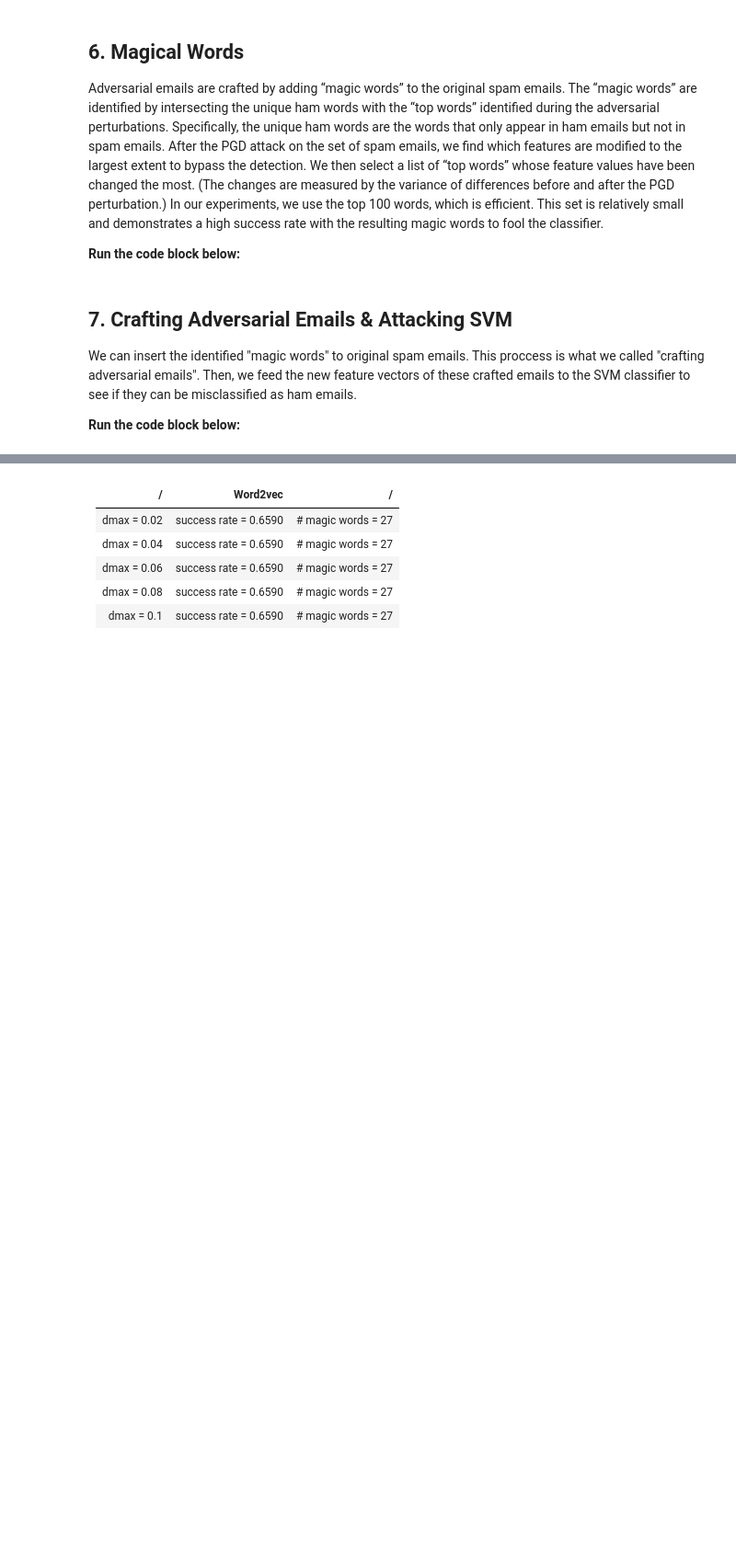
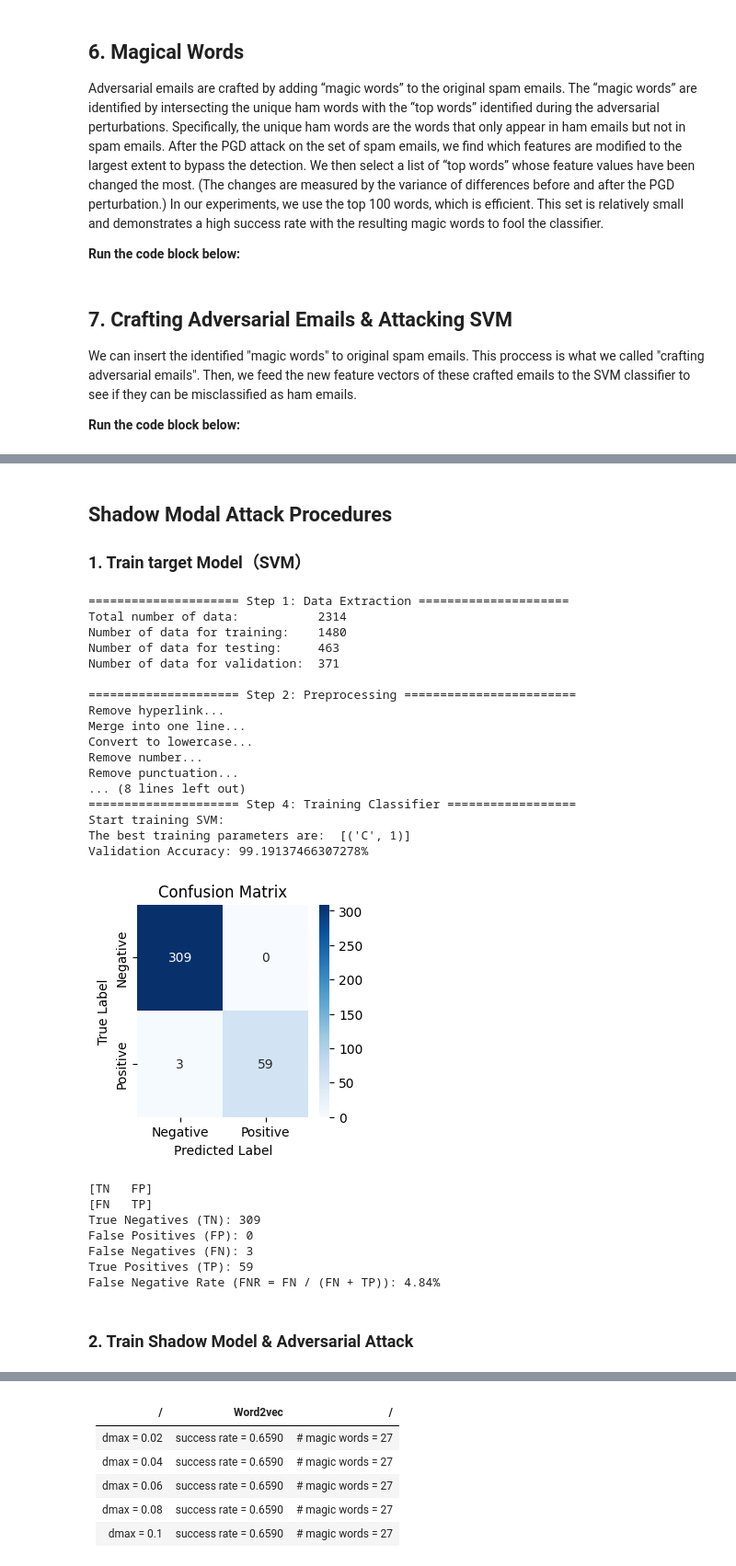
Before and after one commit to wuhumontana/bypass-spam-filter, a Jupyter notebook: bypass.ipynb, the cells around one changed output, grey strips where cells are left out. Shown at 92% size. Saved outputs shown, nothing was run; the diff lists cells and outputs as text; code cells hidden in the pictures; blank space fills up the shorter version.

```diff
--- a/bypass.ipynb
+++ b/bypass.ipynb
@@ -205,9 +214,9 @@ import pandas as pd
 from scipy import sparse
 from sklearn.preprocessing import MinMaxScaler
 
-vectorizer = TfidfVectorizer()
 
-def TfidfConvert(x_train, x_test, x_val):
+def TfidfConvert(x_train, x_test, x_val, vectorizer):
+
     raw_sentences = x_train + x_val
 
     # Learn vocabulary and compute IDF values. This vocabulary will be used later to convert new sentences into vectors.
@@ -267,9 +276,9 @@ def x2vec(input_x, feature_names, model):
 
 
 def single_transform(x, method, feature_model, feature_names, scaler, selection_model):
-    if method == 'TFIDF':
+    if method == 'tfidf':
+        result = feature_model.transform(x)
 
-        result = feature_model.transform(x)
         if selection_model != 'NaN':
             result = selection_model.transform(result)
         return result
@@ -293,9 +302,10 @@ def single_transform(x, method, feature_model, feature_names, scaler, selection_
 
 
 def feature_extraction(x_train, x_test, x_val, method):
+    vectorizer = TfidfVectorizer()
 
-    if method == 'TFIDF':
-        x_train_features, x_test_features, x_val_features = TfidfConvert(x_train, x_test, x_val)
+    if method == 'tfidf':
+        x_train_features, x_test_features, x_val_features = TfidfConvert(x_train, x_test, x_val, vectorizer)
         feature_names = vectorizer.get_feature_names()
 
         return x_train_features, x_test_features, x_val_features, feature_names, vectorizer, 'NaN'
@@ -724 +780,64 @@ Hint: You can change the method of feature extraction by changing the value of t
+# %% [markdown]
+## **Shadow Modal Attack Procedures**
+### **1. Train target Model（SVM）** ###
+# %%
+def train_classifier(FE_method, classifier, dataset_file):
+    print('\n===================== Step 1: Data Extraction =====================')
+    X_train, X_val, X_test, Y_train, Y_val, Y_test = data_extraction(dataset_file)
+    print('Total number of data:          ', str(len(X_train) + len(X_test) + len(X_val)))
+    print('Number of data for training:    ' + str(len(X_train)))
+    print('Number of data for testing:     ' + str(len(X_test)))
+    print('Number of data for validation: ', str(len(X_val)))
+
+    print('\n===================== Step 2: Preprocessing ========================')
+    x_train, x_val, x_test = preprocess(X_train, X_val, X_test)
+
+    print('\n===================== Step 3: Feature Extraction ===================')
+    x_train_features, x_test_features, x_val_features, feature_names, feature_model, scalar = feature_extraction(x_train, x_test, x_val, FE_method)
+
+    print('\n===================== Step 4: Training Classifier ==================')
+
+    if classifier == 'SVM':
+        tr_set, v_set, clf = train_SVM(x_train_features, x_val_features, Y_train, Y_val)
+    elif classifier == 'LR':
+        tr_set, v_set, clf = train_LR(x_train_features, x_val_features, Y_train, Y_val)
+    else:
+        print('Please specify SVM or KNN as your classifier.')
+
+    return clf, feature_names, feature_model, scalar
+# %%
+# Target modal
+T_FE_method= 'tfidf'
+T_classifier= 'SVM'
+#T_classifier= 'KNN'
+T_dataset_file= 'messages.csv'
+T_clf, T_feature_names, T_feature_model, T_scalar = train_classifier(T_FE_method, T_classifier, T_dataset_file)
+# %% [output]
+===================== Step 1: Data Extraction =====================
+Total number of data:           2314
+Number of data for training:    1480
+Number of data for testing:     463
+Number of data for validation:  371
+
+===================== Step 2: Preprocessing ========================
+Remove hyperlink...
+Merge into one line...
+Convert to lowercase...
+Remove number...
+Remove punctuation...
+... (8 lines left out)
+===================== Step 4: Training Classifier ==================
+Start training SVM:
+The best training parameters are:  [('C', 1)]
+Validation Accuracy: 99.19137466307278%
+[figure, added]
+[TN   FP]
+[FN   TP]
+True Negatives (TN): 309
+False Positives (FP): 0
+False Negatives (FN): 3
+True Positives (TP): 59
+False Negative Rate (FNR = FN / (FN + TP)): 4.84%
+# %% [markdown]
+### **2. Train Shadow Model & Adversarial Attack** ###
 # %%
```
Also changed, not shown: parts of 21 cells of this notebook.
